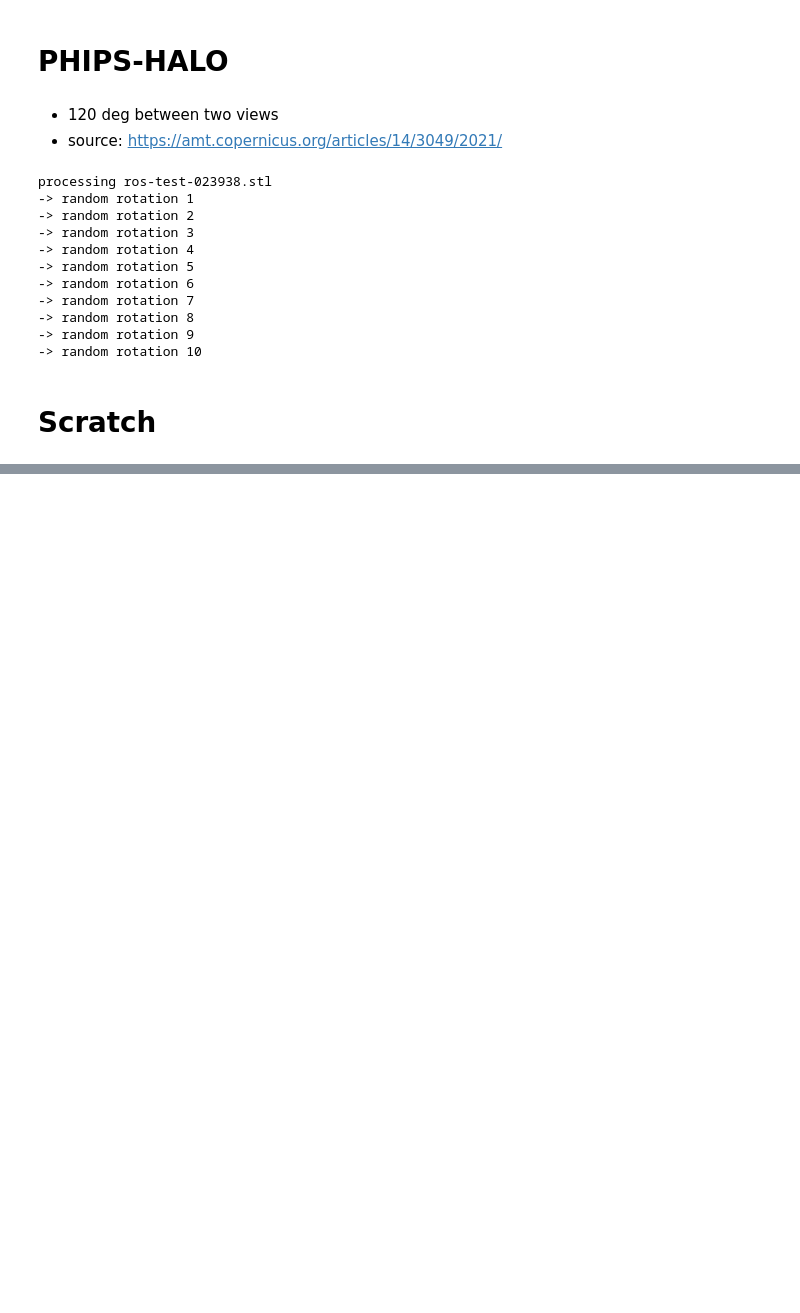
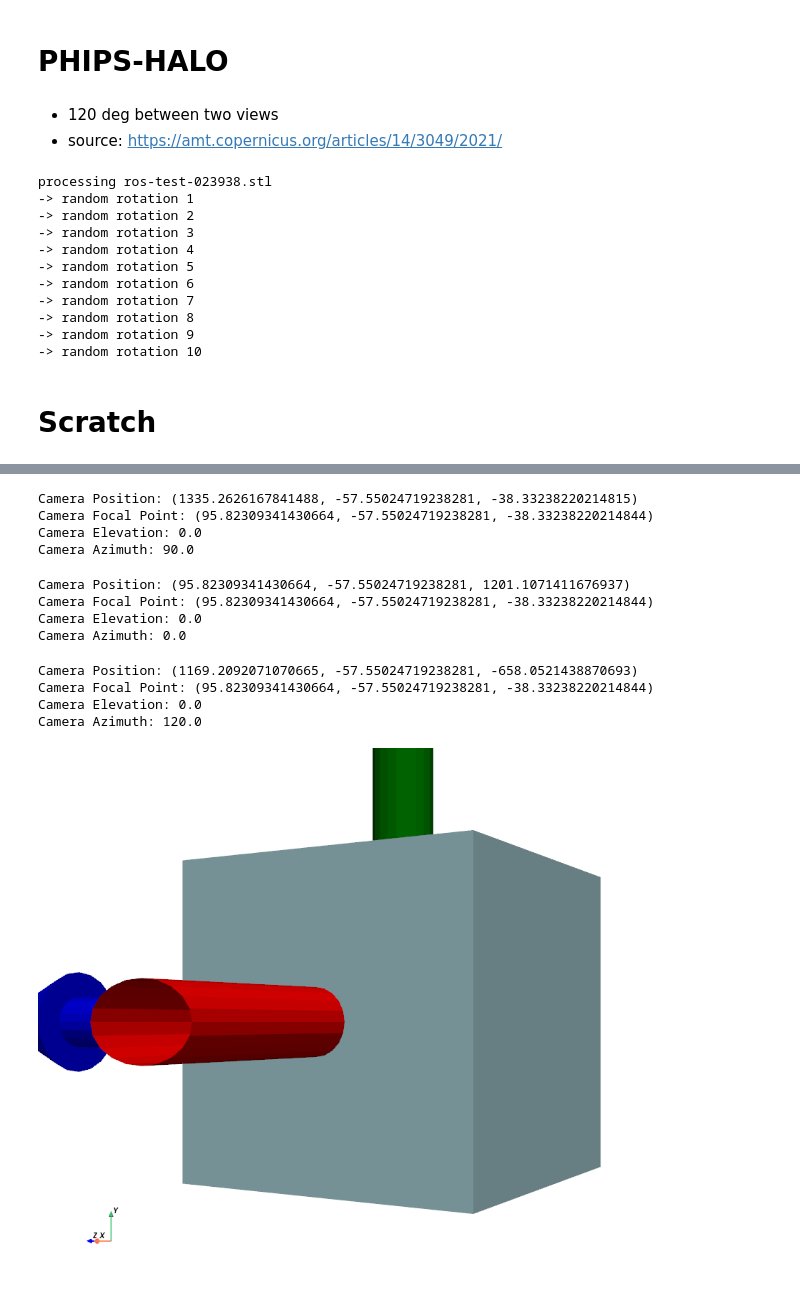
Before and after one commit to josephko91/ice3d, a Jupyter notebook: notebooks/22-two-view-projections.ipynb, the cells around one changed output, grey strips where cells are left out. Drawn from its saved outputs; the diff is of its cells as text; code cells hidden in the pictures; blank space fills up the shorter version.

```diff
--- a/notebooks/22-two-view-projections.ipynb
+++ b/notebooks/22-two-view-projections.ipynb
@@ -155,0 +190,64 @@ processing ros-test-023938.stl
+# %%
+pl.camera.azimuth = 90.0
+# pl.show(jupyter_backend='static')
+camera = pl.camera
+print("Camera Position:", camera.position)
+print("Camera Focal Point:", camera.focal_point)
+print("Camera Elevation:", camera.elevation)
+print("Camera Azimuth:", camera.azimuth)
+pl.render()
+pl.screenshot('view-90.png', return_img=False)
+# %% [output]
+Camera Position: (1335.2626167841488, -57.55024719238281, -38.33238220214815)
+Camera Focal Point: (95.82309341430664, -57.55024719238281, -38.33238220214844)
+Camera Elevation: 0.0
+Camera Azimuth: 90.0
+# %%
+pl.reset_camera()
+pl.camera_position = 'xy'  # Set static camera view
+camera = pl.camera
+# pl.show(jupyter_backend='static')
+print("Camera Position:", camera.position)
+print("Camera Focal Point:", camera.focal_point)
+print("Camera Elevation:", camera.elevation)
+print("Camera Azimuth:", camera.azimuth)
+pl.screenshot('view-default-2.png', return_img=False)
+# %% [output]
+Camera Position: (95.82309341430664, -57.55024719238281, 1201.1071411676937)
+Camera Focal Point: (95.82309341430664, -57.55024719238281, -38.33238220214844)
+Camera Elevation: 0.0
+Camera Azimuth: 0.0
+# %%
+pl.camera.azimuth = 120.0
+# pl.show(jupyter_backend='static')
+camera = pl.camera
+print("Camera Position:", camera.position)
+print("Camera Focal Point:", camera.focal_point)
+print("Camera Elevation:", camera.elevation)
+print("Camera Azimuth:", camera.azimuth)
+pl.render()
+pl.screenshot('view-120.png', return_img=False)
+# %% [output]
+Camera Position: (1169.2092071070665, -57.55024719238281, -658.0521438870693)
+Camera Focal Point: (95.82309341430664, -57.55024719238281, -38.33238220214844)
+Camera Elevation: 0.0
+Camera Azimuth: 120.0
+# %%
+mesh = pv.Cube()
+pl = pv.Plotter(off_screen=True)  # Off-screen rendering
+pl.add_mesh(mesh, color="lightblue", show_edges=False)
+pl.camera_position = 'xy'  # Set static camera view
+pl.add_axes()
+origin = [0, 0, 0]  # The origin (0, 0, 0)
+pl.camera.azimuth = 120.0
+# Create arrows along the X, Y, and Z axes
+x_arrow = pv.Arrow(start=origin, direction=(1, 0, 0), scale=2)  # X axis, scaled by 2
+y_arrow = pv.Arrow(start=origin, direction=(0, 1, 0), scale=2)  # Y axis, scaled by 2
+z_arrow = pv.Arrow(start=origin, direction=(0, 0, 1), scale=2)  # Z axis, scaled by 2
+# Add arrows (axis vectors) to the plot with different colors
+pl.add_mesh(x_arrow, color="red", label="X-axis")
+pl.add_mesh(y_arrow, color="green", label="Y-axis")
+pl.add_mesh(z_arrow, color="blue", label="Z-axis")
+pl.show(jupyter_backend='static')
+# %% [output]
+[figure, added]
```
Also changed, not shown: parts of 4 cells of this notebook, 2 other files.
